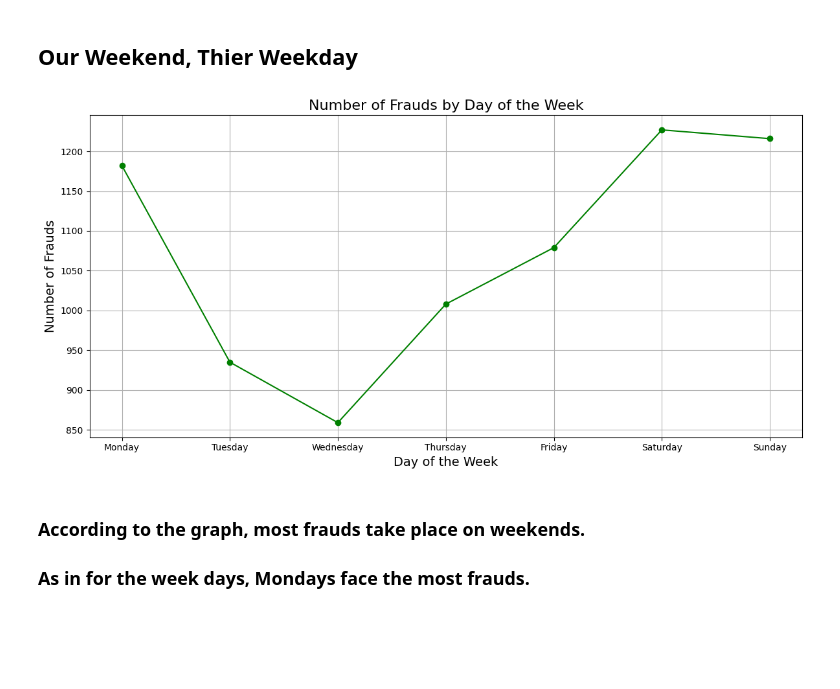
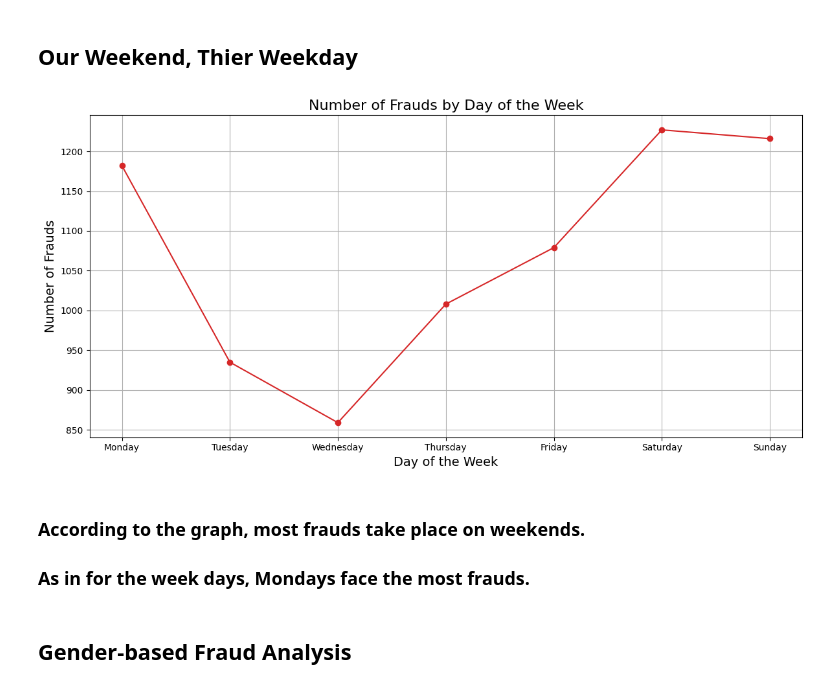
Before and after one commit to RionelxSlovesky/Credit-Card-Transactions-Fraud-Detection, a Jupyter notebook: Data Analysis.ipynb, the cells around one changed output. Cells and saved outputs as stored; diff of their text form; code cells hidden in the pictures; blank space fills up the shorter version.

```diff
--- a/Data Analysis.ipynb
+++ b/Data Analysis.ipynb
@@ -107,16 +105,18 @@ day_names = ['Monday', 'Tuesday', 'Wednesday', 'Thursday', 'Friday', 'Saturday',
 fraud_counts_by_day.index = fraud_counts_by_day.index.map(lambda x: day_names[x])
 # %%
 plt.figure(figsize=(12, 6))
-plt.plot(fraud_counts_by_day.index, fraud_counts_by_day.values, marker='o', linestyle='-', color='green')
+plt.plot(fraud_counts_by_day.index, fraud_counts_by_day.values, marker='o', linestyle='-', color='tab:red')
 plt.title('Number of Frauds by Day of the Week', fontsize=16)
 plt.xlabel('Day of the Week', fontsize=14)
 plt.ylabel('Number of Frauds', fontsize=14)
 plt.grid(True)
 plt.tight_layout()
 plt.show()
 # %% [output]
-[figure, old version]
+[figure, new version]
 # %% [markdown]
 ### According to the graph, most frauds take place on weekends.
 
 ### As in for the week days, Mondays face the most frauds.
+# %% [markdown]
+## Gender-based Fraud Analysis
```
Also changed, not shown: parts of 8 cells of this notebook.
